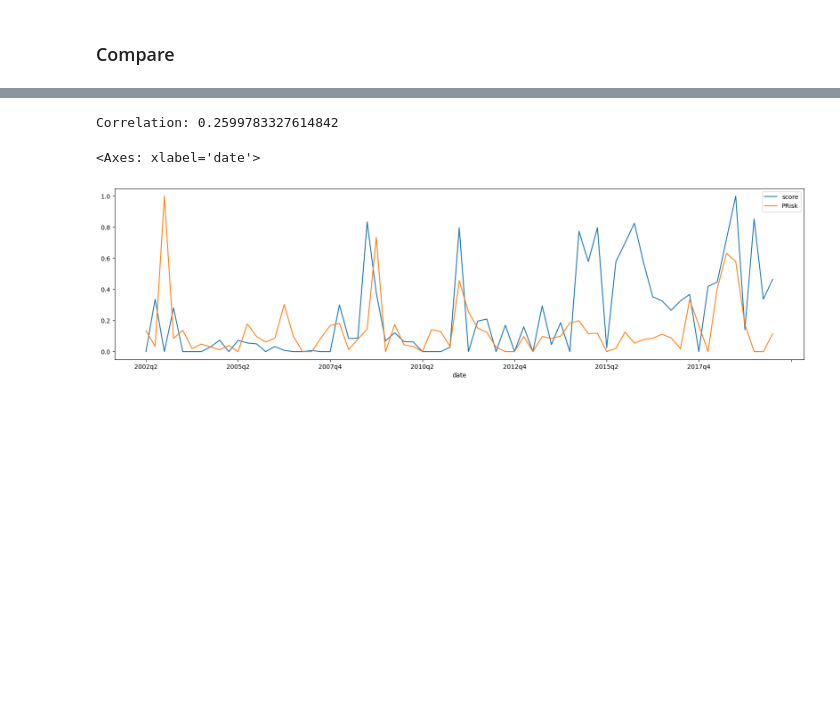
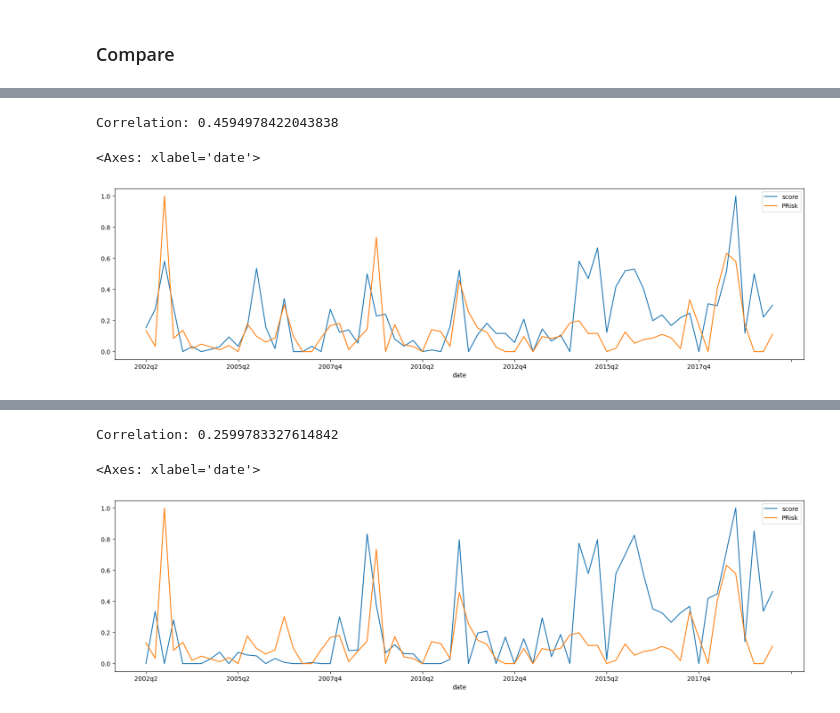
Before and after one commit to jfan1256/fenui, a Jupyter notebook: exec_research/exec_check/check_aapl_qa.ipynb, the cells around one changed output, grey strips where cells are left out. Drawn from its saved outputs; the diff is of its cells as text; code cells hidden in the pictures; blank space fills up the shorter version.

```diff
--- a/exec_research/exec_check/check_aapl_qa.ipynb
+++ b/exec_research/exec_check/check_aapl_qa.ipynb
@@ -255,0 +314,8 @@ compare[columns_to_scale] = scaler.fit_transform(compare[columns_to_scale])
+# %%
+# Word Count >= 80 P-Value=0.10
+print("Correlation:", compare['score'].corr(compare['PRisk']))
+compare.plot(figsize=(20,5))
+# %% [output]
+Correlation: 0.4594978422043838
+<Axes: xlabel='date'>
+[figure, added]
```
Also changed, not shown: parts of 20 cells of this notebook, 7 other files.
